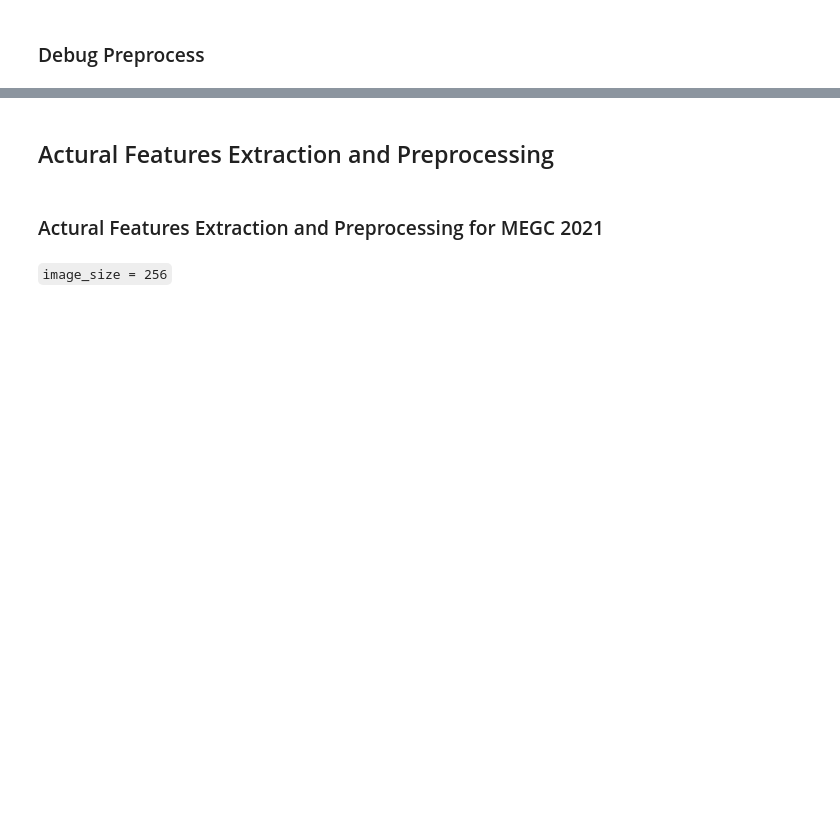
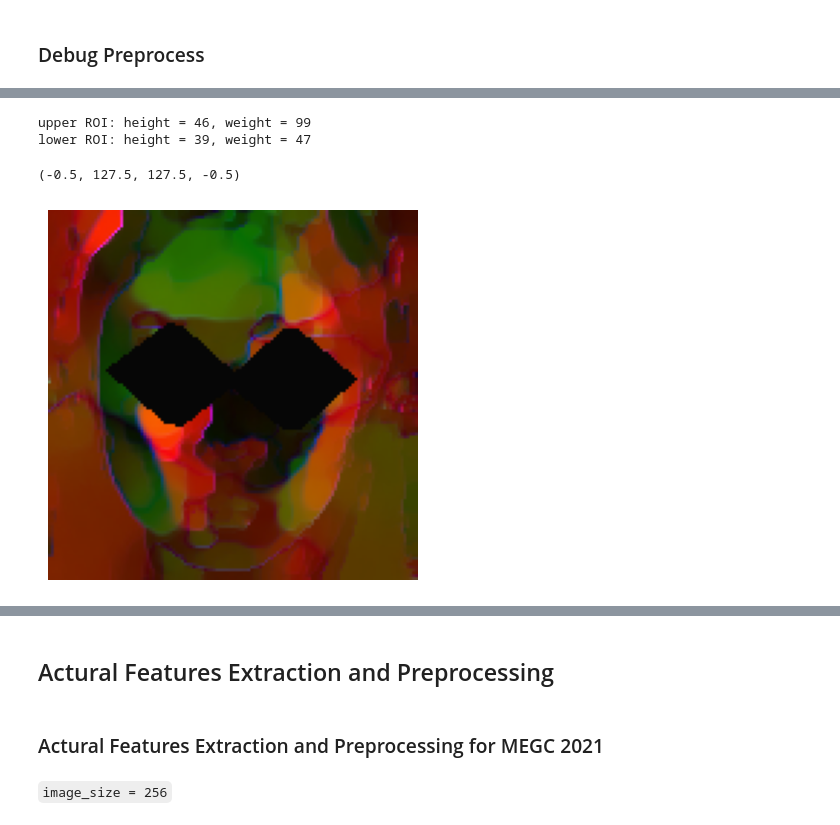
Before and after one commit to eddiehe99/pytorch-expression-spotting, a Jupyter notebook: feature_extraction_and_preprocessing.ipynb, the cells around one changed output, grey strips where cells are left out. Cells and saved outputs as stored; diff of their text form; code cells hidden in the pictures; blank space fills up the shorter version.

```diff
--- a/feature_extraction_and_preprocessing.ipynb
+++ b/feature_extraction_and_preprocessing.ipynb
@@ -345,0 +320,59 @@ lower ROI: height = 39, weight = 47
+# %%
+# Eye masking
+left_eye = [
+    (x11, y11),
+    (x12, y12),
+    (x13, y13),
+    (x14, y14),
+    (x15, y15),
+    (x16, y16),
+]
+right_eye = [
+    (x21, y21),
+    (x22, y22),
+    (x23, y23),
+    (x24, y24),
+    (x25, y25),
+    (x26, y26),
+]
+cv2.fillPoly(video_image_features, [np.array(left_eye)], 0)
+cv2.fillPoly(video_image_features, [np.array(right_eye)], 0)
+
+if image_size == 128:
+    # ROI Selection -> Image resampling into 42x22x3
+    # cv2 resize to (weight, height)
+    resampled_video_image_features = np.zeros((42, 42, 3))
+    resampled_video_image_features[:21, :, :] = cv2.resize(
+        video_image_features[min(y32, y42) : max(y34, y44), x31:x43, :],
+        (42, 21),
+    )
+    resampled_video_image_features[21:42, :, :] = cv2.resize(
+        video_image_features[y52:y54, x51:x53, :], (42, 21)
+    )
+elif image_size == 256:
+    # ROI Selection -> Image resampling into [84, 84, 3]
+    # cv2 resize to (weight, height)
+    resampled_video_image_features = np.zeros((84, 84, 3))
+    resampled_video_image_features[:42, :, :] = cv2.resize(
+        video_image_features[min(y32, y42) : max(y34, y44), x31:x43, :],
+        (84, 42),
+    )
+    resampled_video_image_features[42:84, :, :] = cv2.resize(
+        video_image_features[y52:y54, x51:x53, :], (84, 42)
+    )
+
+# upper ROI
+print(f"upper ROI: height = {max(y34, y44) - min(y32, y42)}, weight = {x43 - x31}")
+# lower ROI
+print(f"lower ROI: height = {y54 - y52}, weight = {x53 - x51}")
+
+masked_video_image_features_display = cv2.normalize(
+    video_image_features, None, 0, 255, cv2.NORM_MINMAX
+)
+plt.imshow(masked_video_image_features_display.astype("uint8"))
+plt.axis('off')
+# %% [output]
+upper ROI: height = 46, weight = 99
+lower ROI: height = 39, weight = 47
+(-0.5, 127.5, 127.5, -0.5)
+[figure, added]
```
Also changed, not shown: parts of 9 cells of this notebook, 13 other files.
